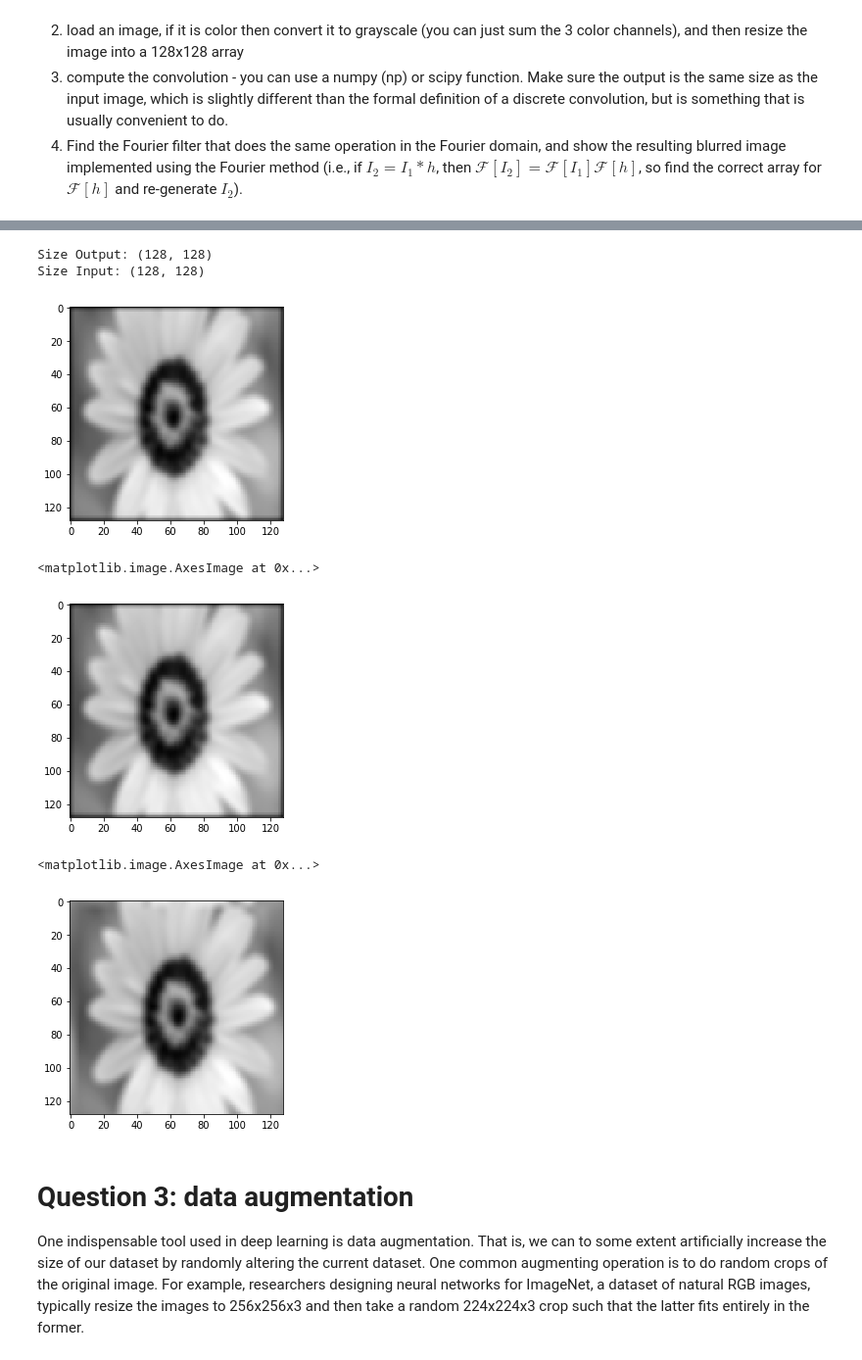
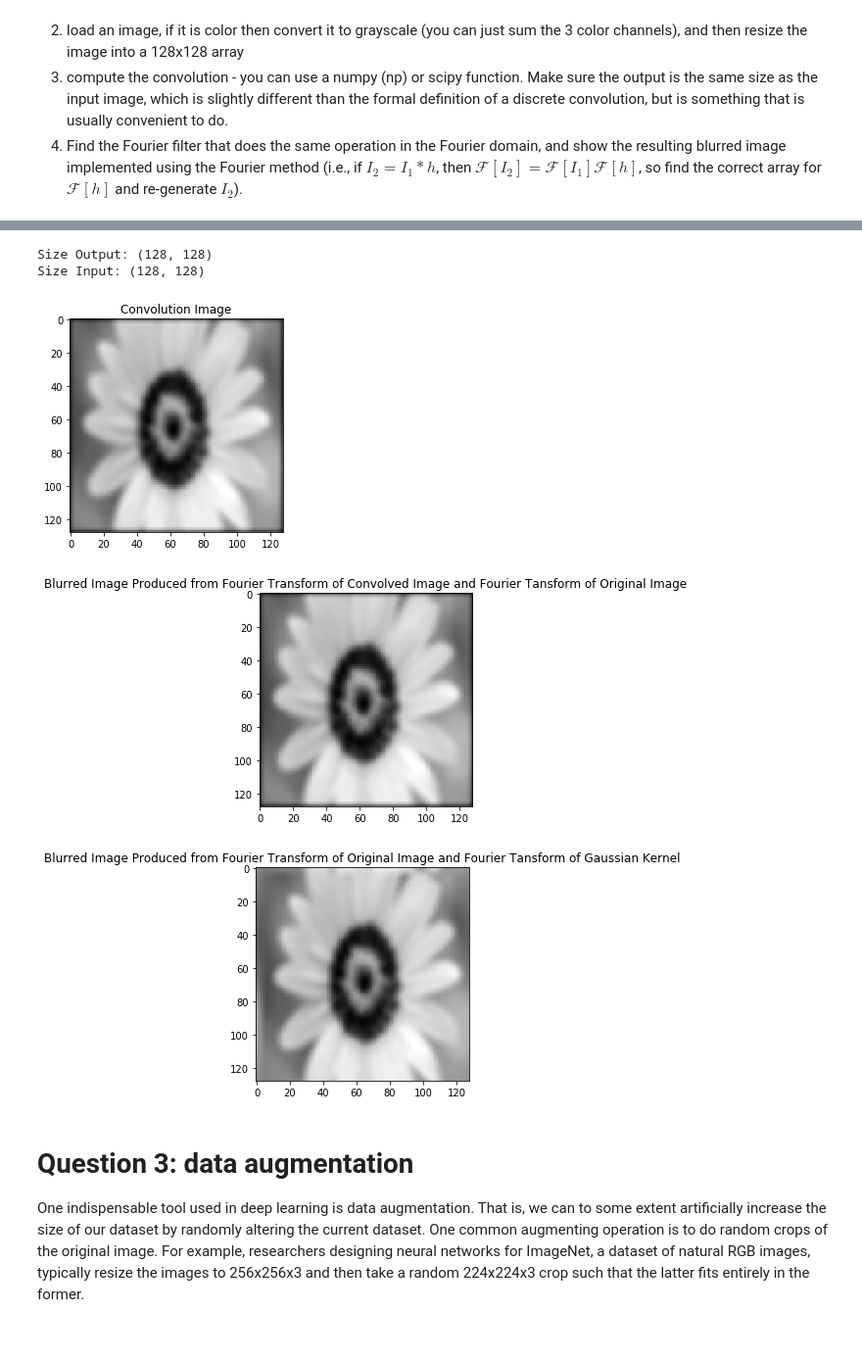
Before and after one commit to echelales/BME-590-Machine-Learning-in-Imaging, a Jupyter notebook: homework/homework_1/HW1.ipynb, the cells around one changed output, grey strips where cells are left out. Shown at 98% size. Cells and saved outputs as stored; diff of their text form; code cells hidden in the pictures.

```diff
--- a/homework/homework_1/HW1.ipynb
+++ b/homework/homework_1/HW1.ipynb
@@ -175,16 +185,17 @@ I3=np.asarray(small)
 # %%
 import scipy
 from scipy import signal
 import imageio
 #C = signal.fftconvolve(I3, GKernel[:, :, np.newaxis], mode='same')
 C=scipy.signal.convolve2d(I3,GKernel, mode='same')
 imshow(C, cmap='gray')
 print("Size Output: "+ str(C.shape))
 print("Size Input: "+ str(I3.shape))
+t=plt.title("Convolution Image")
 # %% [output]
 Size Output: (128, 128)
 Size Input: (128, 128)
-[figure, old version]
+[figure, new version]
 # %%
 F_output=np.fft.fftshift(np.fft.fftn(C))
 F_input=np.fft.fftshift(np.fft.fftn(I3))
@@ -193,9 +204,9 @@ F_I2=np.matmul(F_input,H)
 original=np.fft.fftshift(np.fft.fftshift(np.fft.ifftn(F_I2)))
 abs_original=abs(original)
 imshow(abs_original,cmap='gray')
+t=plt.title("Blurred Image Produced from Fourier Transform of Convolved Image and Fourier Tansform of Original Image")
 # %% [output]
-<matplotlib.image.AxesImage at 0x...>
-[figure, old version]
+[figure, new version]
 # %%
 F_in=np.fft.fftshift(np.fft.fftn(I3))
 F_filter=np.fft.fftshift(np.fft.fftn(GKernel,[128, 128]))
@@ -203,9 +214,9 @@ F_out=F_in*F_filter #np.matmul(F_in,F_filter)
 original2=np.fft.fftshift(np.fft.fftshift(np.fft.ifftn(F_out)))
 original2=abs(original2)
 imshow(original2,cmap='gray')
+t=plt.title("Blurred Image Produced from Fourier Transform of Original Image and Fourier Tansform of Gaussian Kernel")
 # %% [output]
-<matplotlib.image.AxesImage at 0x...>
-[figure, old version]
+[figure, new version]
 # %% [markdown]
 # Question 3: data augmentation
 One indispensable tool used in deep learning is data augmentation. That is, we can to some extent artificially increase the size of our dataset by randomly altering the current dataset. One common augmenting operation is to do random crops of the original image. For example, researchers designing neural networks for ImageNet, a dataset of natural RGB images, typically resize the images to 256x256x3 and then take a random 224x224x3 crop such that the latter fits entirely in the former.
```
Also changed, not shown: parts of 5 cells of this notebook, 2 other files.
